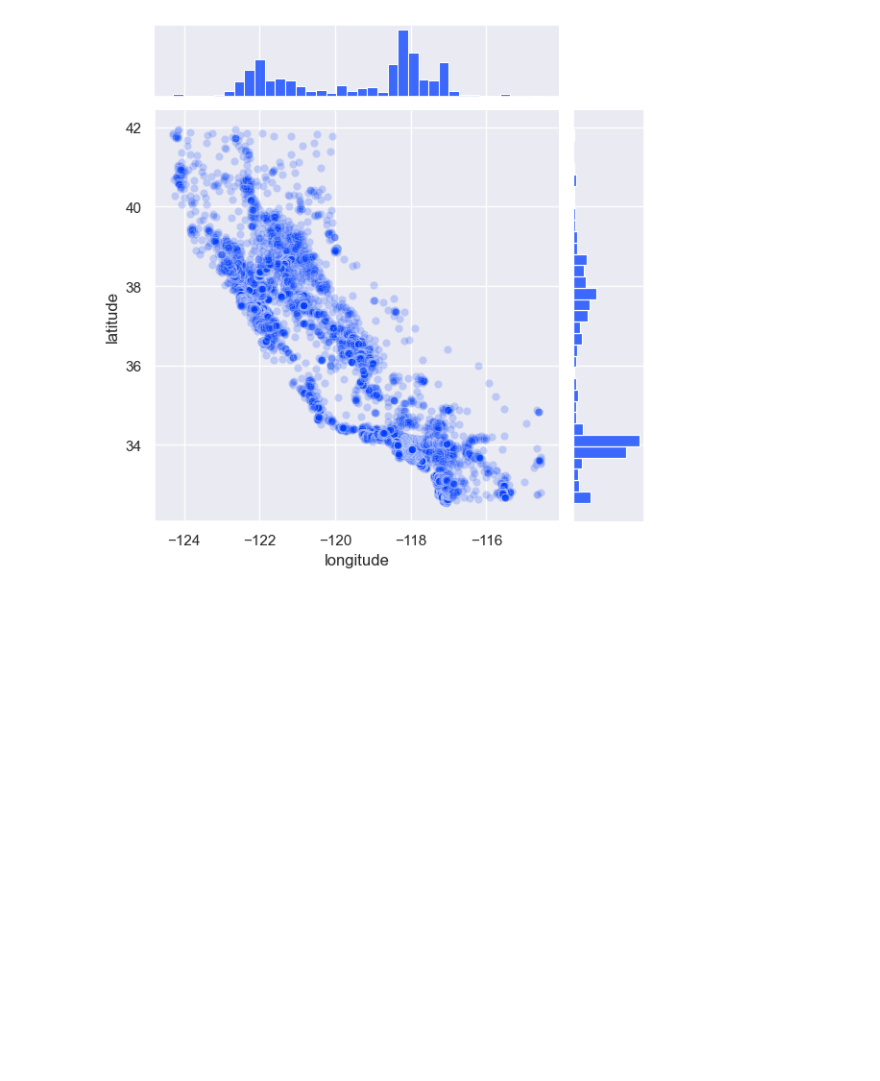
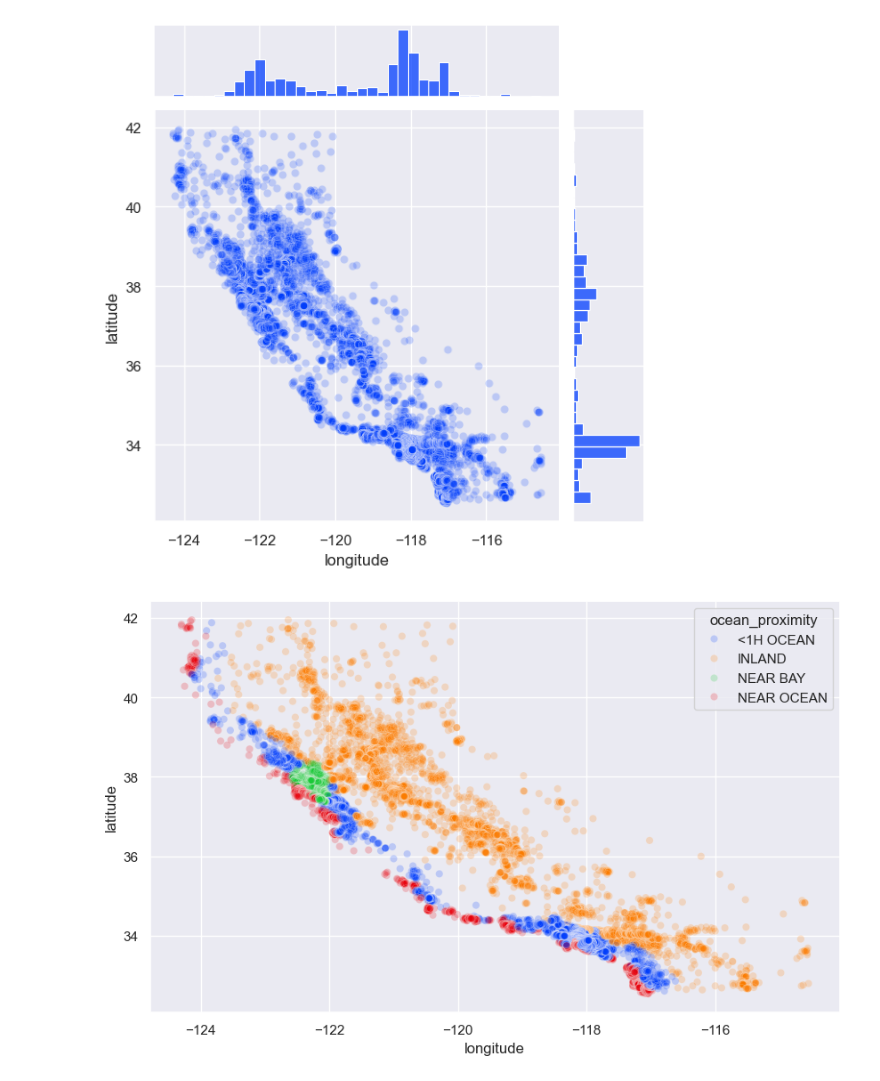
Before and after one commit to VieiraJulio/Projeto-Regressao---Em-dev, a Jupyter notebook: notebooks/02-jv-mapas.ipynb, the cells around one changed output. Drawn from its saved outputs; the diff is of its cells as text; code cells hidden in the pictures; blank space fills up the shorter version.

```diff
--- a/notebooks/02-jv-mapas.ipynb
+++ b/notebooks/02-jv-mapas.ipynb
@@ -72,3 +72,11 @@ sns.jointplot(data = df, x = "longitude", y = "latitude", alpha = SCATTER_ALPHA)
 # %% [output]
 <seaborn.axisgrid.JointGrid at 0x...>
 [figure]
+# %%
+fig, ax = plt.subplots(figsize = (10,6))
+
+sns.scatterplot(data = df, x = "longitude", y = "latitude", ax = ax, alpha = SCATTER_ALPHA, hue = "ocean_proximity")
+
+plt.show()
+# %% [output]
+[figure, added]
```
Also changed, not shown: parts of 1 cell of this notebook.
